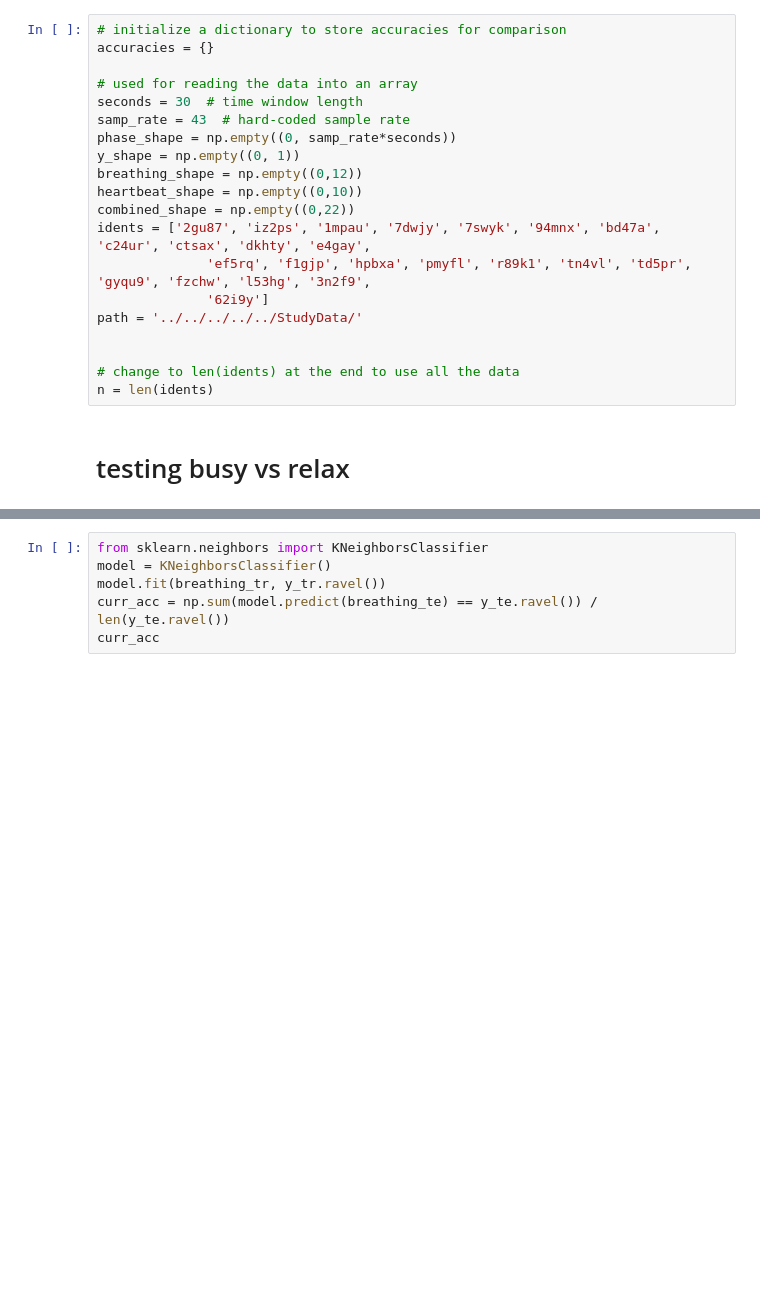
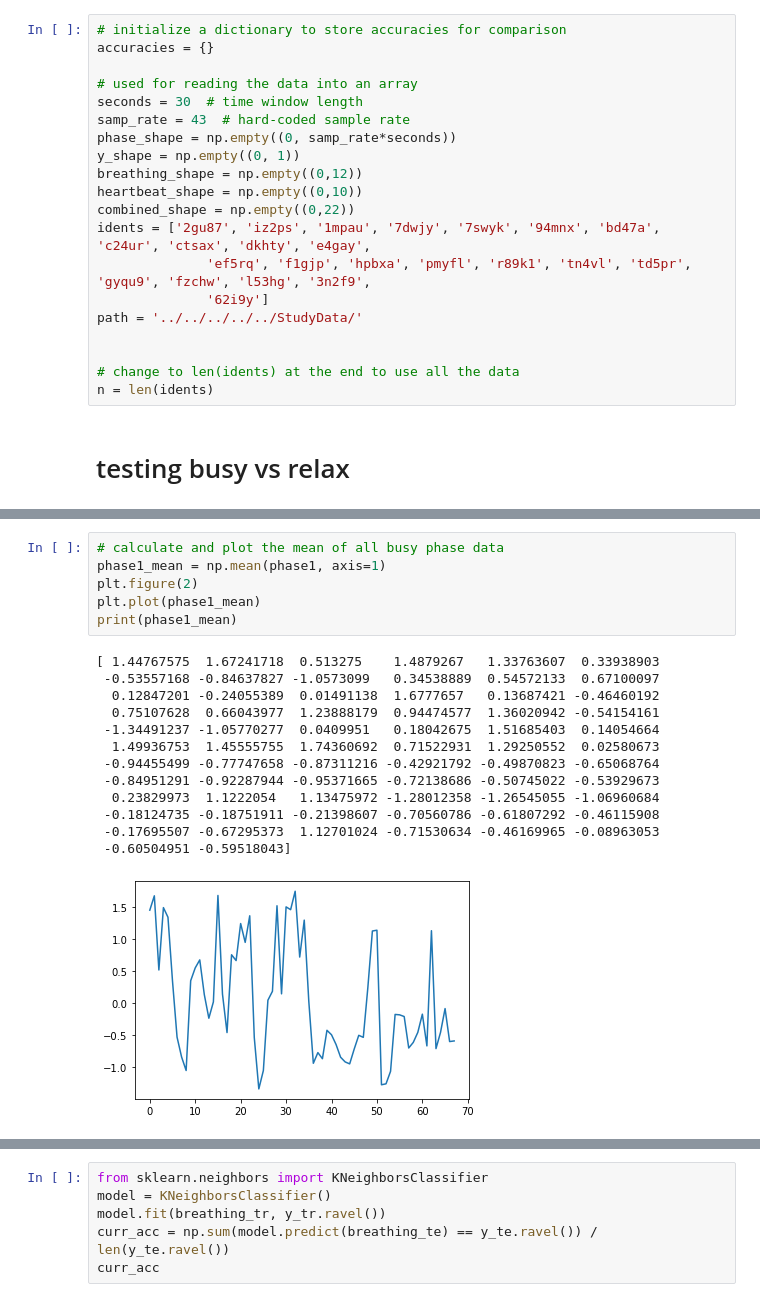
Before and after one commit to Aekai/Wi-Mind, a Jupyter notebook: FeatureExtractionModule/src/autoencoder_approach/Per task approach/NC/data test.ipynb, the cells around one changed output, grey strips where cells are left out. Drawn from its saved outputs; the diff is of its cells as text; blank space fills up the shorter version.

```diff
--- a/FeatureExtractionModule/src/autoencoder_approach/Per task approach/NC/data test.ipynb
+++ b/FeatureExtractionModule/src/autoencoder_approach/Per task approach/NC/data test.ipynb
@@ -202,0 +225,20 @@ for i in range(plot_n):
+# %%
+# calculate and plot the mean of all busy phase data
+phase1_mean = np.mean(phase1, axis=1)
+plt.figure(2)
+plt.plot(phase1_mean)
+print(phase1_mean)
+# %% [output]
+[ 1.44767575  1.67241718  0.513275    1.4879267   1.33763607  0.33938903
+ -0.53557168 -0.84637827 -1.0573099   0.34538889  0.54572133  0.67100097
+  0.12847201 -0.24055389  0.01491138  1.6777657   0.13687421 -0.46460192
+  0.75107628  0.66043977  1.23888179  0.94474577  1.36020942 -0.54154161
+ -1.34491237 -1.05770277  0.0409951   0.18042675  1.51685403  0.14054664
+  1.49936753  1.45555755  1.74360692  0.71522931  1.29250552  0.02580673
+ -0.94455499 -0.77747658 -0.87311216 -0.42921792 -0.49870823 -0.65068764
+ -0.84951291 -0.92287944 -0.95371665 -0.72138686 -0.50745022 -0.53929673
+  0.23829973  1.1222054   1.13475972 -1.28012358 -1.26545055 -1.06960684
+ -0.18124735 -0.18751911 -0.21398607 -0.70560786 -0.61807292 -0.46115908
+ -0.17695507 -0.67295373  1.12701024 -0.71530634 -0.46169965 -0.08963053
+ -0.60504951 -0.59518043]
+[figure, added]
```
Also changed, not shown: parts of 16 cells of this notebook.
